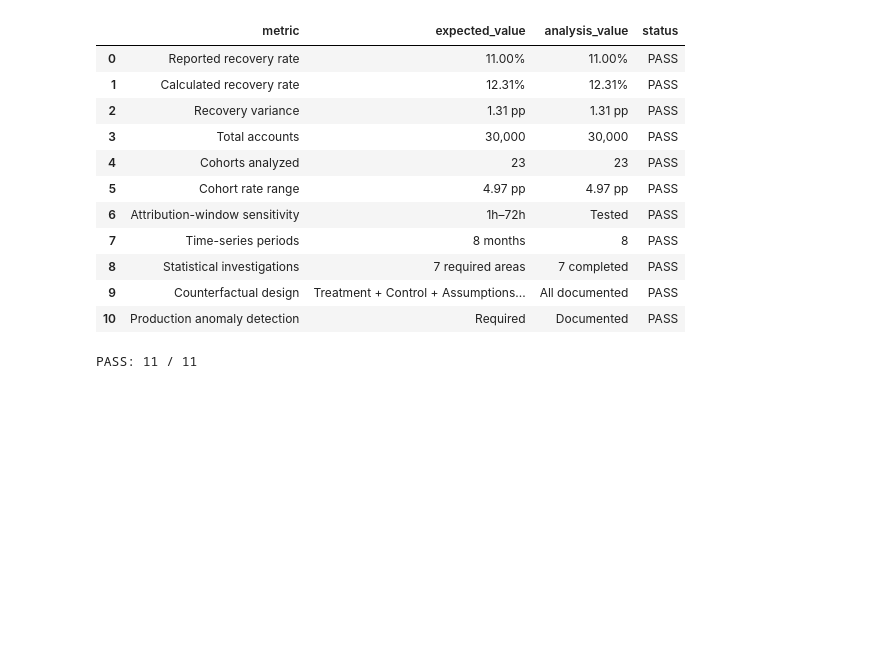
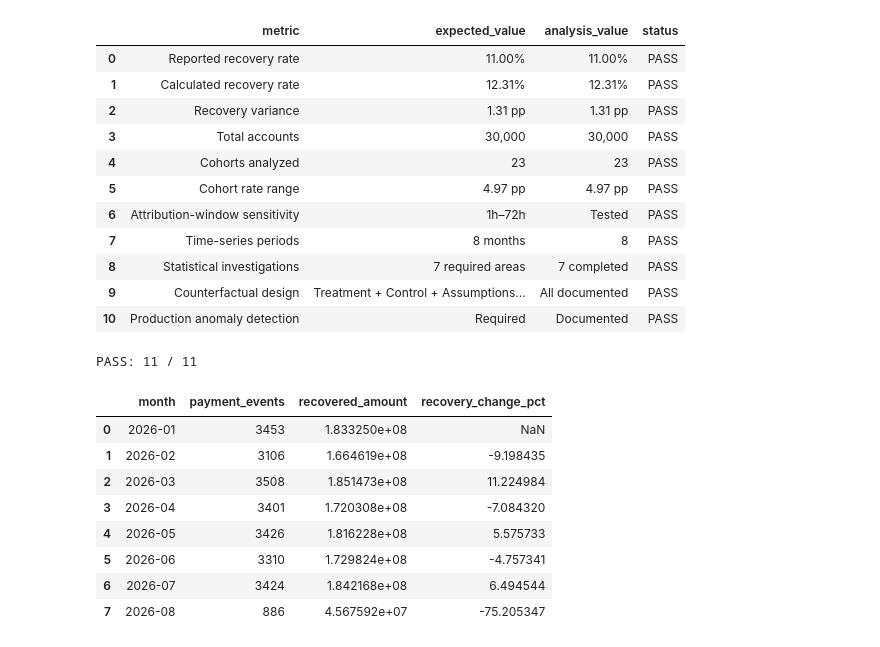
Before and after one commit to DivyaSolanki95/collections-data-analytics, a Jupyter notebook: notebooks/04_recovery_analysis.ipynb, the cells around one changed output. Saved outputs shown, nothing was run; the diff lists cells and outputs as text; code cells hidden in the pictures; blank space fills up the shorter version.

```diff
--- a/notebooks/04_recovery_analysis.ipynb
+++ b/notebooks/04_recovery_analysis.ipynb
@@ -5842,3 +5842,49 @@ print(
 | 9 | Counterfactual design | Treatment + Control + Assumptions... | All documented | PASS |
 | 10 | Production anomaly detection | Required | Documented | PASS |
 PASS: 11 / 11
+# %%
+# ============================================================
+# 138. 12-MONTH PERFORMANCE TIMELINE
+# ============================================================
+
+timeline = payments[
+    ["payment_id", "account_id", "event_at", "amount", "payment_status"]
+].copy()
+
+timeline["event_at_dt"] = pd.to_datetime(
+    timeline["event_at"],
+    errors="coerce"
+)
+
+timeline["month"] = timeline["event_at_dt"].dt.to_period("M").astype(str)
+
+monthly_recovery_timeline = (
+    timeline
+    .groupby("month")
+    .agg(
+        payment_events=("payment_id", "nunique"),
+        recovered_amount=(
+            "amount",
+            lambda x: x[timeline.loc[x.index, "payment_status"].eq("SUCCESS")].sum()
+        )
+    )
+    .reset_index()
+)
+
+monthly_recovery_timeline["recovery_change_pct"] = (
+    monthly_recovery_timeline["recovered_amount"]
+    .pct_change()
+    * 100
+)
+
+display(monthly_recovery_timeline)
+# %% [output]
+|  | month | payment_events | recovered_amount | recovery_change_pct |
+| 0 | 2026-01 | 3453 | 1.833250e+08 | NaN |
+| 1 | 2026-02 | 3106 | 1.664619e+08 | -9.198435 |
+| 2 | 2026-03 | 3508 | 1.851473e+08 | 11.224984 |
+| 3 | 2026-04 | 3401 | 1.720308e+08 | -7.084320 |
+| 4 | 2026-05 | 3426 | 1.816228e+08 | 5.575733 |
+| 5 | 2026-06 | 3310 | 1.729824e+08 | -4.757341 |
+| 6 | 2026-07 | 3424 | 1.842168e+08 | 6.494544 |
+| 7 | 2026-08 | 886 | 4.567592e+07 | -75.205347 |
```
Also changed, not shown: parts of 34 cells of this notebook, 1 other file.
